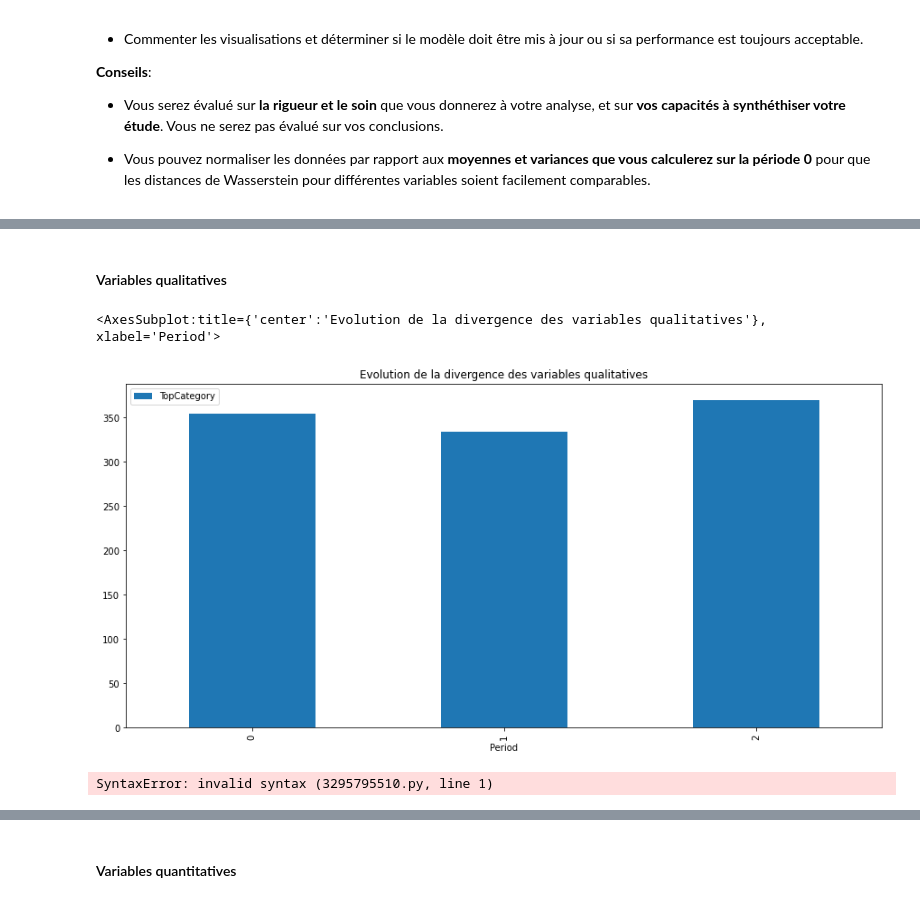
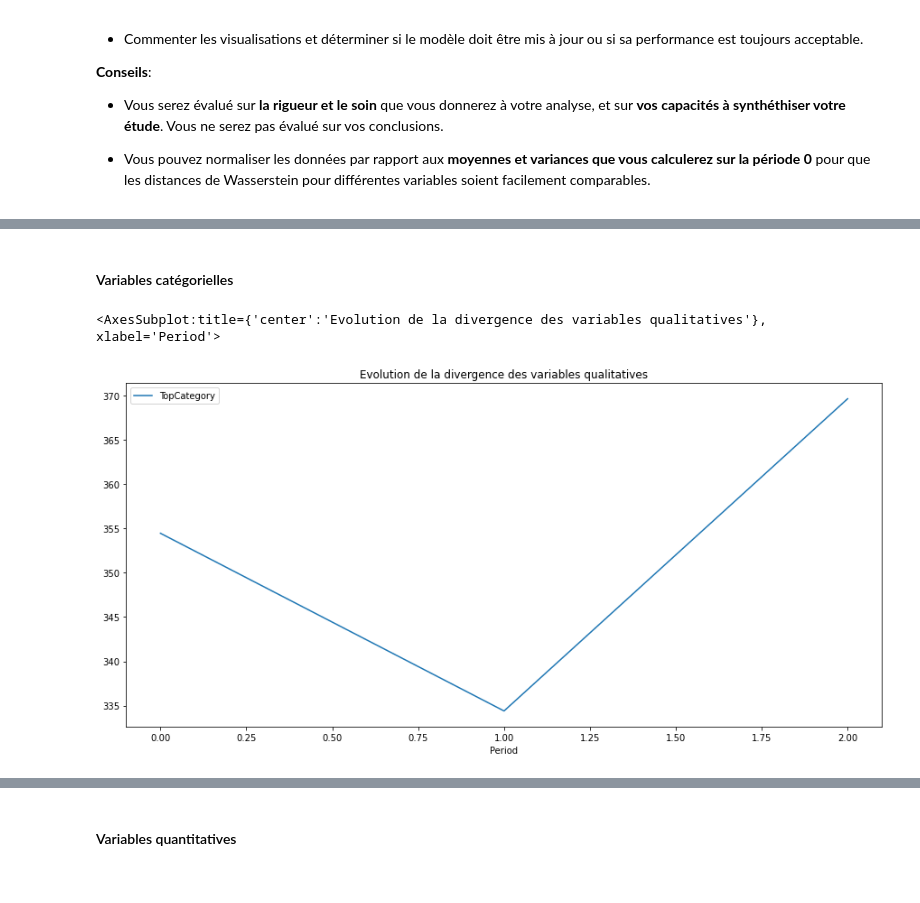
Before and after one commit to fereol023/Test_Technique_DA, a Jupyter notebook: TestTechniqueDerive_Sujet.ipynb, the cells around one changed output, grey strips where cells are left out. Saved outputs shown, nothing was run; the diff lists cells and outputs as text; code cells hidden in the pictures.

```diff
--- a/TestTechniqueDerive_Sujet.ipynb
+++ b/TestTechniqueDerive_Sujet.ipynb
@@ -159,7 +259,8 @@ df0.select_dtypes(include="object").head()
 # %%
 def clean_df(df, col="TopCategory"):
 
-    df[col] = LabelEncoder().fit_transform(df[col])
+    encoded_top_cat = LabelEncoder().fit_transform(df[col])
+    df[col] = encoded_top_cat
     return df
 
 clean_df(df0).dtypes
@@ -467,5 +459,5 @@ Index(['Age', 'Seniority', 'Orders', 'Items', 'AverageDiscount', 'TopCategory',
 # %% [markdown]
-#### Variables qualitatives
+#### Variables catégorielles
 # %%
 var_qual = ['TopCategory']
 # %%
@@ -486,11 +478,7 @@ def all_JSD(var_qual, t):
     return pd.DataFrame(JSD)
 # %%
 divs_quali = all_JSD(var_qual, t=3)
-divs_quali.plot(kind='bar', title='Evolution de la divergence des variables qualitatives', xlabel='Period', figsize=(15,7))
+divs_quali.plot(kind='line', title='Evolution de la divergence des variables qualitatives', xlabel='Period', figsize=(15,7))
 # %% [output]
 <AxesSubplot:title={'center':'Evolution de la divergence des variables qualitatives'}, xlabel='Period'>
-[figure, old version]
+[figure, new version]
-# %%
-zero div error
-# %% [output]
-SyntaxError: invalid syntax (3295795510.py, line 1)
```
Also changed, not shown: parts of 40 cells of this notebook.
